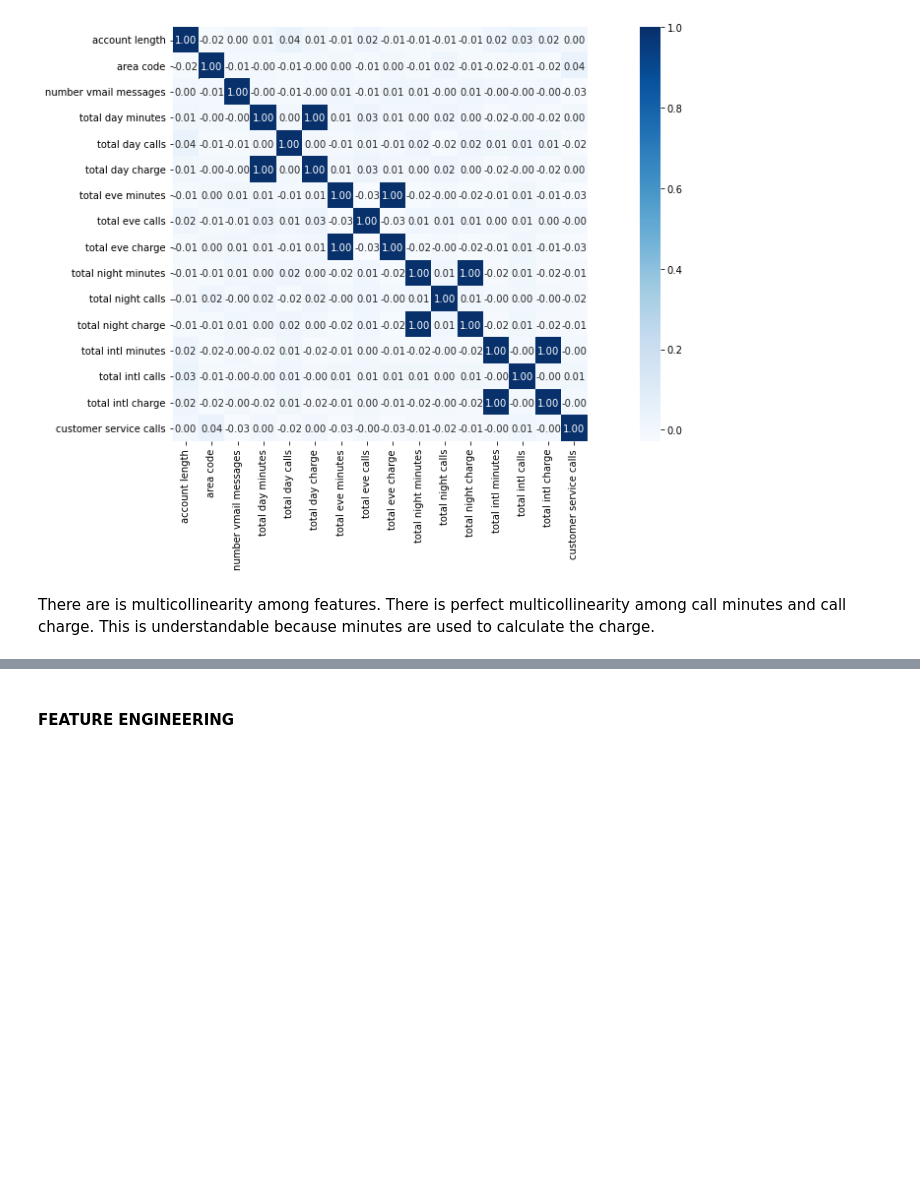
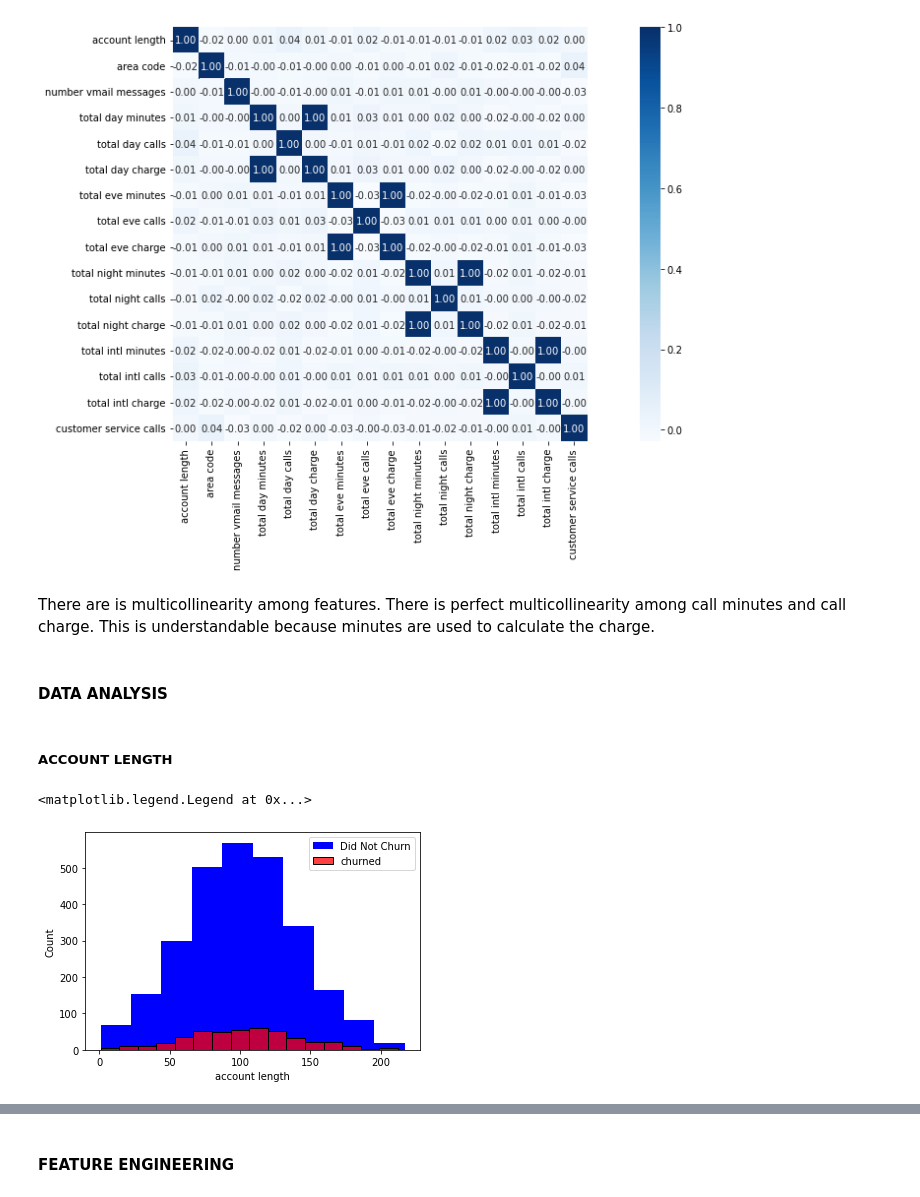
Before and after one commit to esipil/syriatel-customer-churn, a Jupyter notebook: index.ipynb, the cells around one changed output, grey strips where cells are left out. Saved outputs shown, nothing was run; the diff lists cells and outputs as text; code cells hidden in the pictures; blank space fills up the shorter version.

```diff
--- a/index.ipynb
+++ b/index.ipynb
@@ -245,3 +246,17 @@ plt.tight_layout()
 # %% [markdown]
 There are is multicollinearity among features.
 There is perfect multicollinearity among call minutes and call charge. This is understandable because minutes are used to calculate the charge.
+# %% [markdown]
+#### DATA ANALYSIS
+# %% [markdown]
+##### ACCOUNT LENGTH
+# %%
+stayed_account_len = df[df["churn"] == False]["account length"]
+churn_account_len = df[df["churn"] == True]["account length"]
+fig, ax = plt.subplots()
+ax.hist(stayed_account_len, color="b", label="Did Not Churn")
+sns.histplot(churn_account_len, color="r", label="churned")
+ax.legend()
+# %% [output]
+<matplotlib.legend.Legend at 0x...>
+[figure, added]
```
Also changed, not shown: parts of 15 cells of this notebook, 1 other file.
